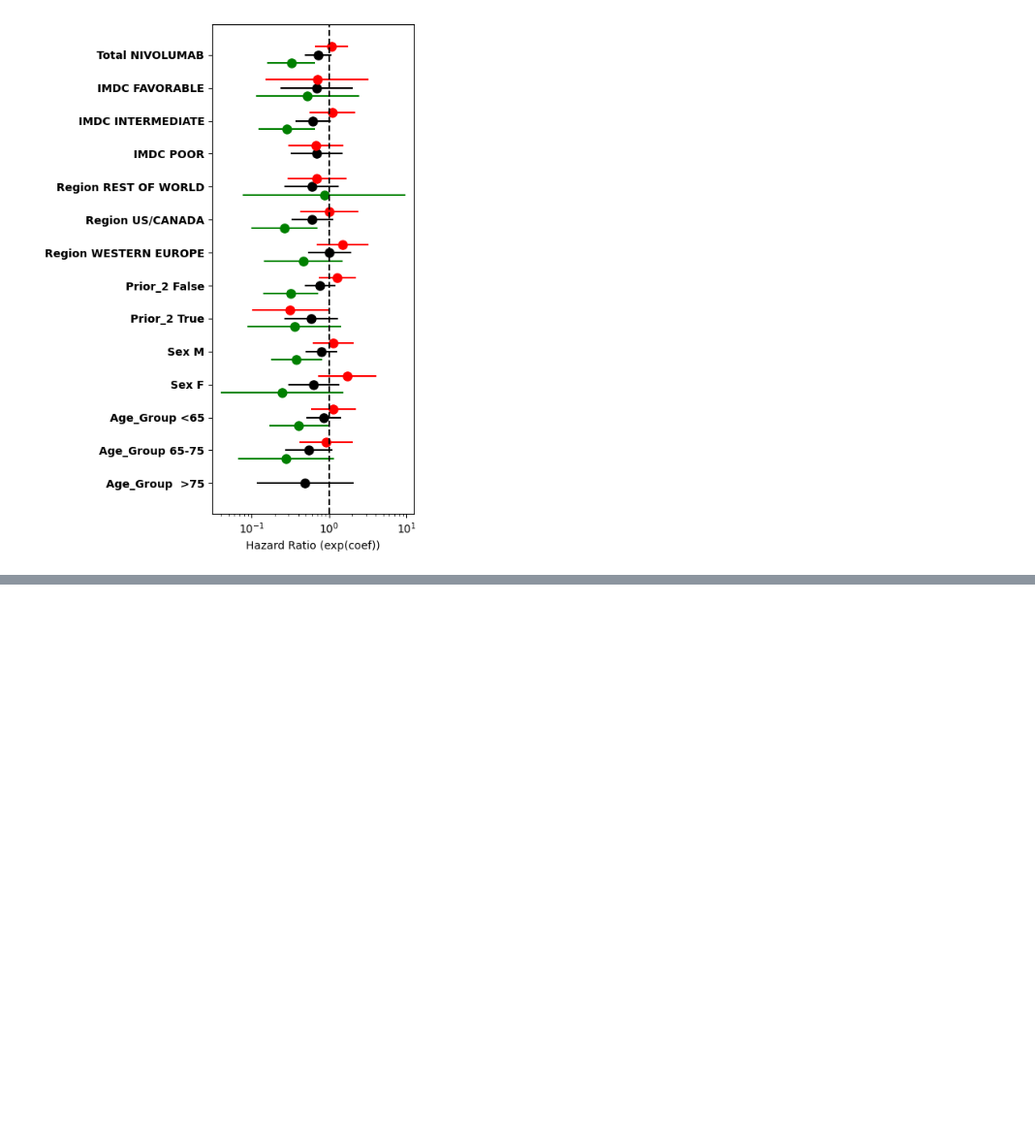
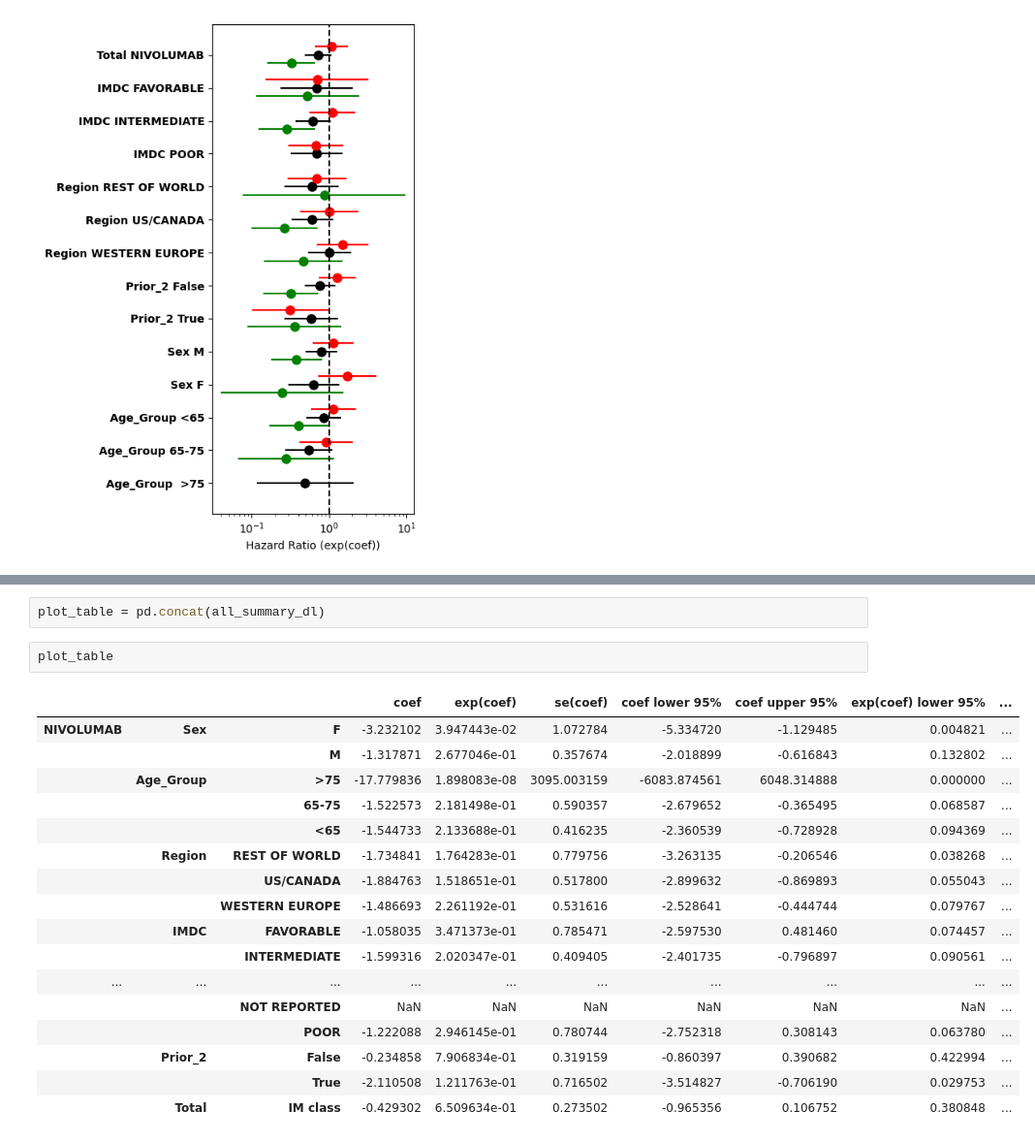
Before and after one commit to ReviveMed/mzEmbed, a Jupyter notebook: ml/survival_compare_nivo_vs_ever2.ipynb, the cells around one changed output, grey strips where cells are left out. Shown at 97% size. Saved outputs shown, nothing was run; the diff lists cells and outputs as text; blank space fills up the shorter version.

```diff
--- a/ml/survival_compare_nivo_vs_ever2.ipynb
+++ b/ml/survival_compare_nivo_vs_ever2.ipynb
@@ -568,0 +574,22 @@ KeyError: "[('NIVOLUMAB', 'EVEROLIMUS', 'Total'), ('EVEROLIMUS', 'EVEROLIMUS', '
+# %%
+plot_table = pd.concat(all_summary_dl)
+# %%
+plot_table
+# %% [output]
+|  |  |  | coef | exp(coef) | se(coef) | coef lower 95% | coef upper 95% | exp(coef) lower 95% | ... |
+| NIVOLUMAB | Sex | F | -3.232102 | 3.947443e-02 | 1.072784 | -5.334720 | -1.129485 | 0.004821 | ... |
+|  |  | M | -1.317871 | 2.677046e-01 | 0.357674 | -2.018899 | -0.616843 | 0.132802 | ... |
+|  | Age_Group | >75 | -17.779836 | 1.898083e-08 | 3095.003159 | -6083.874561 | 6048.314888 | 0.000000 | ... |
+|  |  | 65-75 | -1.522573 | 2.181498e-01 | 0.590357 | -2.679652 | -0.365495 | 0.068587 | ... |
+|  |  | <65 | -1.544733 | 2.133688e-01 | 0.416235 | -2.360539 | -0.728928 | 0.094369 | ... |
+|  | Region | REST OF WORLD | -1.734841 | 1.764283e-01 | 0.779756 | -3.263135 | -0.206546 | 0.038268 | ... |
+|  |  | US/CANADA | -1.884763 | 1.518651e-01 | 0.517800 | -2.899632 | -0.869893 | 0.055043 | ... |
+|  |  | WESTERN EUROPE | -1.486693 | 2.261192e-01 | 0.531616 | -2.528641 | -0.444744 | 0.079767 | ... |
+|  | IMDC | FAVORABLE | -1.058035 | 3.471373e-01 | 0.785471 | -2.597530 | 0.481460 | 0.074457 | ... |
+|  |  | INTERMEDIATE | -1.599316 | 2.020347e-01 | 0.409405 | -2.401735 | -0.796897 | 0.090561 | ... |
+| ... | ... | ... | ... | ... | ... | ... | ... | ... | ... |
+|  |  | NOT REPORTED | NaN | NaN | NaN | NaN | NaN | NaN | ... |
+|  |  | POOR | -1.222088 | 2.946145e-01 | 0.780744 | -2.752318 | 0.308143 | 0.063780 | ... |
+|  | Prior_2 | False | -0.234858 | 7.906834e-01 | 0.319159 | -0.860397 | 0.390682 | 0.422994 | ... |
+|  |  | True | -2.110508 | 1.211763e-01 | 0.716502 | -3.514827 | -0.706190 | 0.029753 | ... |
+|  | Total | IM class | -0.429302 | 6.509634e-01 | 0.273502 | -0.965356 | 0.106752 | 0.380848 | ... |
```
Also changed, not shown: parts of 8 cells of this notebook, 1 other file.
